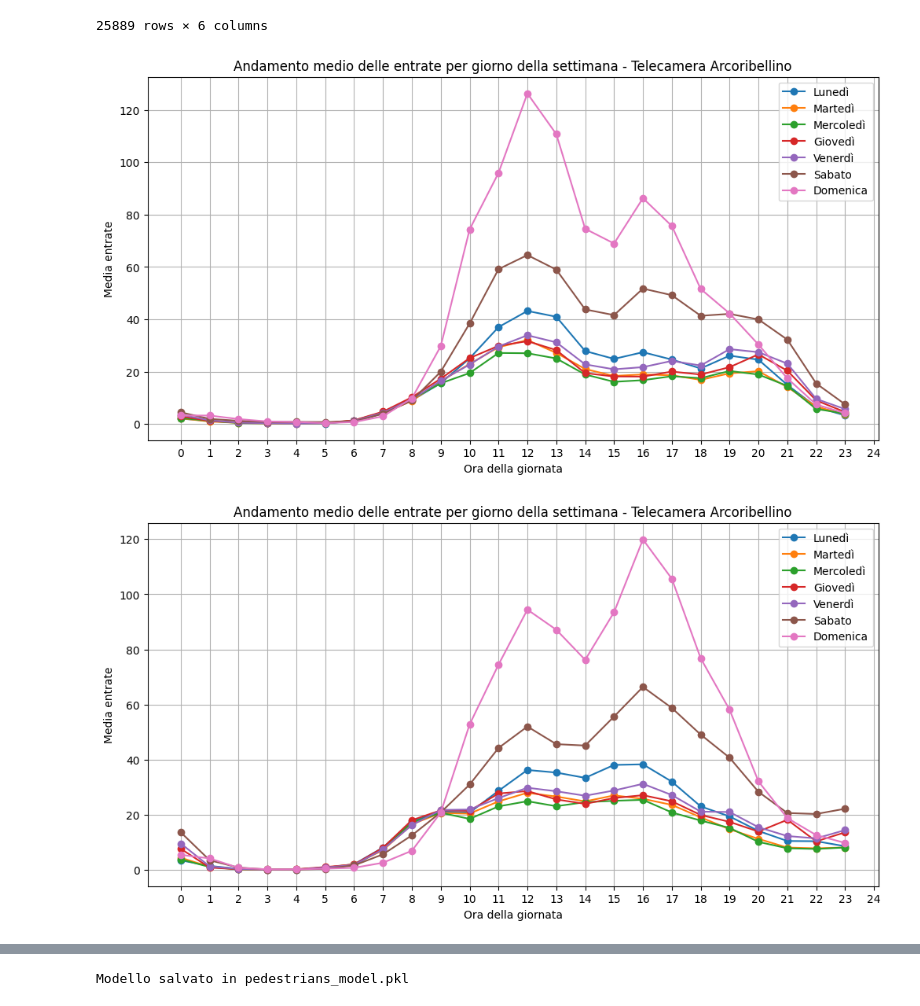
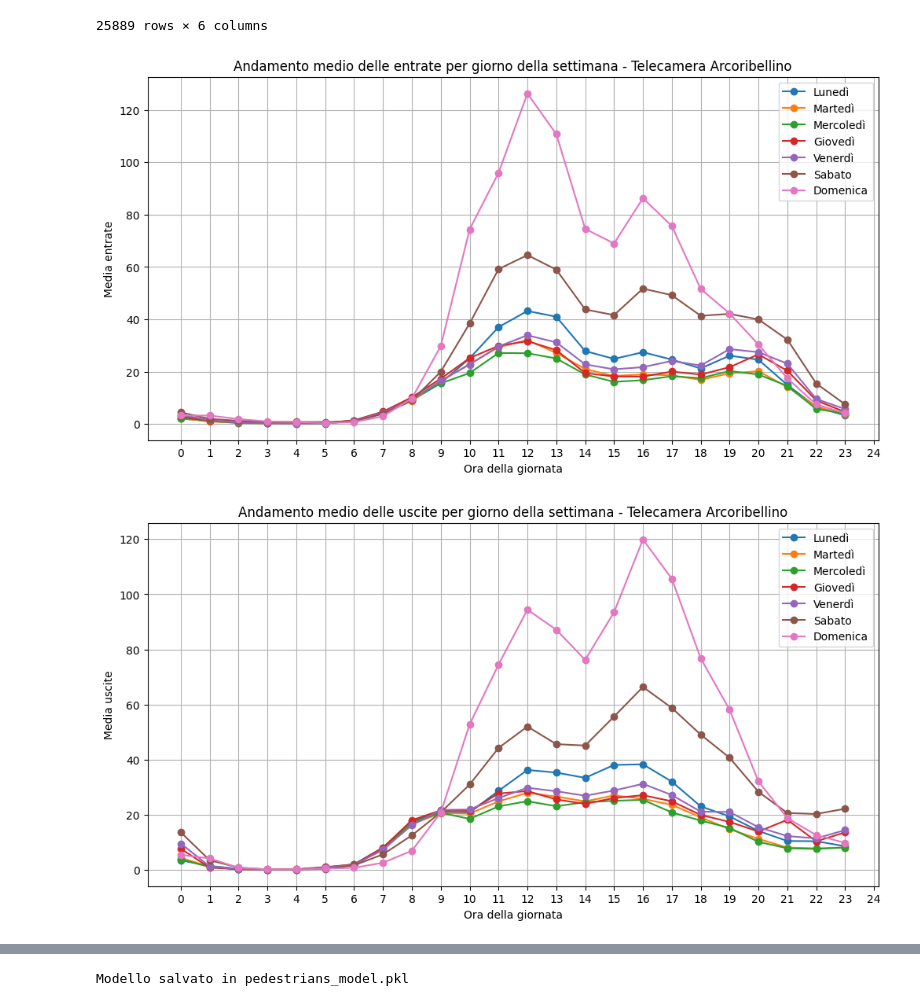
Before and after one commit to nbicocchi/S4C-Project, a Jupyter notebook: experiments/dataset2025/pedestrians/experiment.ipynb, the cells around one changed output, grey strips where cells are left out. Saved outputs shown, nothing was run; the diff lists cells and outputs as text; code cells hidden in the pictures.

```diff
--- a/experiments/dataset2025/pedestrians/experiment.ipynb
+++ b/experiments/dataset2025/pedestrians/experiment.ipynb
@@ -38,54 +38,47 @@ df_cam
 | 25888 | Arcoribellino | 7 | 3 | 2025-09-30 23:59:59 | 2025-09-30 | 23.983333 |
 25889 rows × 6 columns
 # %%
+import matplotlib.pyplot as plt
+
 # Estrai giorno della settimana e ora
 df_cam["giorno_settimana"] = df_cam["datetime"].dt.dayofweek  # 0=lunedì, 6=domenica
 df_cam["ora"] = df_cam["datetime"].dt.hour
 
-# Raggruppa per giorno della settimana e ora, calcola la media delle entrate
-weekly_avg = df_cam.groupby(["giorno_settimana", "ora"])["entra"].mean().reset_index()
+# Raggruppa e calcola la media per 'entra'
+weekly_avg_entra = df_cam.groupby(["giorno_settimana", "ora"])["entra"].mean().reset_index()
+# Raggruppa e calcola la media per 'uscita'
+weekly_avg_uscita = df_cam.groupby(["giorno_settimana", "ora"])["uscita"].mean().reset_index()
 
 # Definisci i nomi dei giorni
 giorni = ["Lunedì", "Martedì", "Mercoledì", "Giovedì", "Venerdì", "Sabato", "Domenica"]
 
-# Grafico
+# ===== Grafico ENTRA =====
 plt.figure(figsize=(12, 6))
 for i in range(7):
-    subset = weekly_avg[weekly_avg["giorno_settimana"] == i]
+    subset = weekly_avg_entra[weekly_avg_entra["giorno_settimana"] == i]
     plt.plot(subset["ora"], subset["entra"], marker='o', label=giorni[i])
 
 plt.xlabel("Ora della giornata")
 plt.ylabel("Media entrate")
 plt.title(f"Andamento medio delle entrate per giorno della settimana - Telecamera {telecamera_scelta}")
 plt.xticks(range(0,25))
 plt.grid(True)
 plt.legend()
 plt.show()
+
+# ===== Grafico USCITA =====
+plt.figure(figsize=(12, 6))
+for i in range(7):
+    subset = weekly_avg_uscita[weekly_avg_uscita["giorno_settimana"] == i]
+    plt.plot(subset["ora"], subset["uscita"], marker='o', label=giorni[i])
+
+plt.xlabel("Ora della giornata")
+plt.ylabel("Media uscite")
+plt.title(f"Andamento medio delle uscite per giorno della settimana - Telecamera {telecamera_scelta}")
+plt.xticks(range(0,25))
+plt.grid(True)
+plt.legend()
+plt.show()
 # %% [output]
 [figure]
+[figure, added]
-# %%
-# Estrai giorno della settimana e ora
-df_cam["giorno_settimana"] = df_cam["datetime"].dt.dayofweek  # 0=lunedì, 6=domenica
-df_cam["ora"] = df_cam["datetime"].dt.hour
-
-# Raggruppa per giorno della settimana e ora, calcola la media delle entrate
-weekly_avg = df_cam.groupby(["giorno_settimana", "ora"])["uscita"].mean().reset_index()
-
-# Definisci i nomi dei giorni
-giorni = ["Lunedì", "Martedì", "Mercoledì", "Giovedì", "Venerdì", "Sabato", "Domenica"]
-
-# Grafico
-plt.figure(figsize=(12, 6))
-for i in range(7):
-    subset = weekly_avg[weekly_avg["giorno_settimana"] == i]
-    plt.plot(subset["ora"], subset["uscita"], marker='o', label=giorni[i])
-
-plt.xlabel("Ora della giornata")
-plt.ylabel("Media entrate")
-plt.title(f"Andamento medio delle entrate per giorno della settimana - Telecamera {telecamera_scelta}")
-plt.xticks(range(0,25))
-plt.grid(True)
-plt.legend()
-plt.show()
-# %% [output]
-[figure, removed]
```
Also changed, not shown: parts of 11 cells of this notebook, 3 other files.
